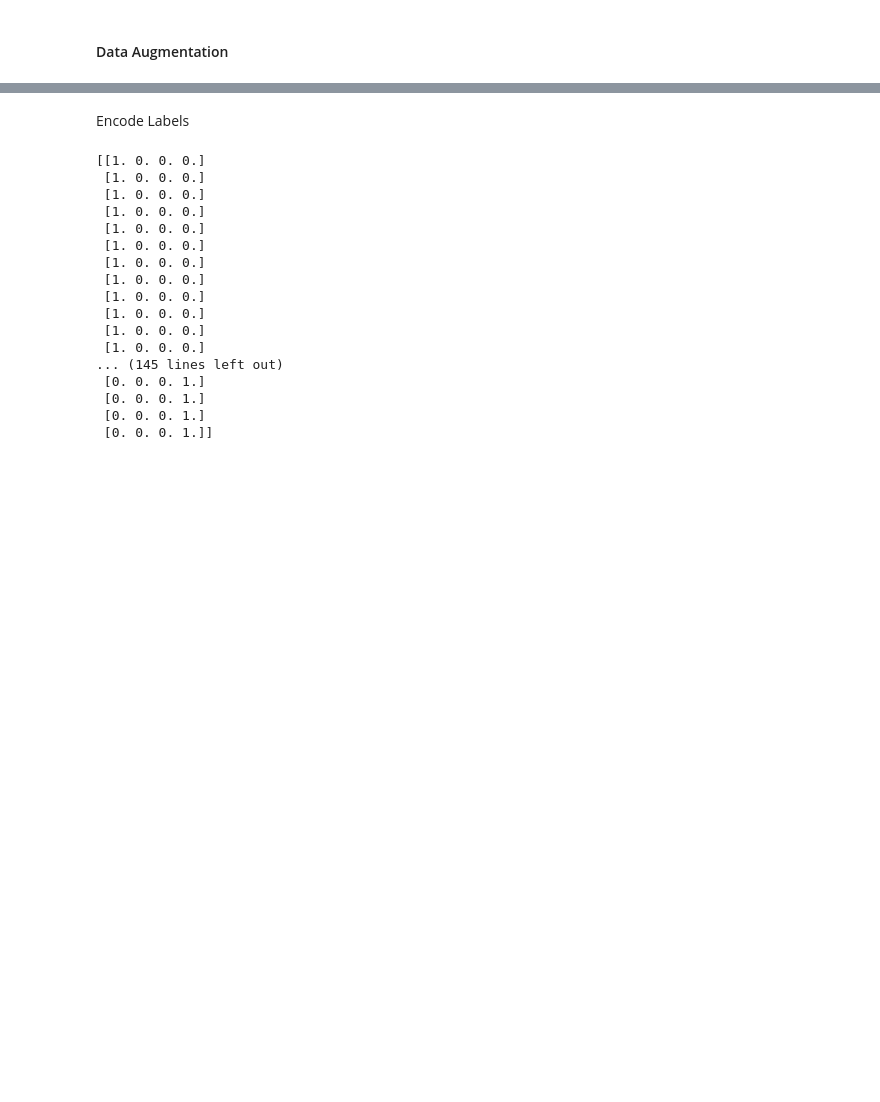
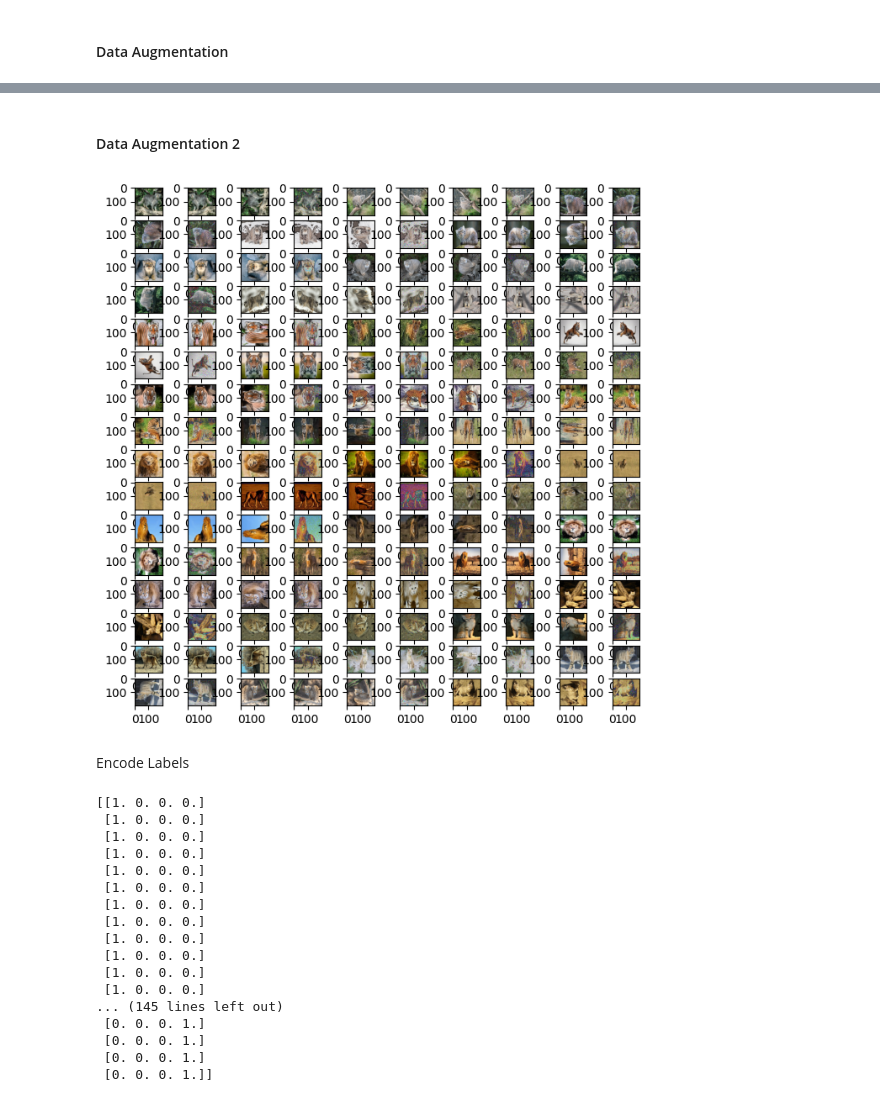
Before and after one commit to D0dizzle/Machine-and-Deep-Learning, a Jupyter notebook: Prüfung.ipynb, the cells around one changed output, grey strips where cells are left out. Saved outputs shown, nothing was run; the diff lists cells and outputs as text; code cells hidden in the pictures; blank space fills up the shorter version.

Commit message:
Data Augmentation 2

```diff
--- a/Prüfung.ipynb
+++ b/Prüfung.ipynb
@@ -107,3 +107,50 @@ print(aug_labels_h)
+# %% [markdown]
+#### Data Augmentation 2
+# %%
+def augment_images_v2(images, labels):
+    aug_images = []
+    aug_labels = []
+
+    def horizontal_flip(image):
+        return np.fliplr(image)
+
+    def rotate_90(image):
+        return np.rot90(image)
+
+    def add_gaussian_noise(image, mean=0, std=25):
+        noise = np.random.normal(mean, std, image.shape).astype(np.uint8)
+        noisy_image = image + noise
+        return np.clip(noisy_image, 0, 255)
+
+    for img_array, label in zip(images, labels):
+        aug_images.append(img_array)
+        aug_labels.append(label)
+
+        aug_images.append(horizontal_flip(img_array))
+        aug_labels.append(label)
+
+        aug_images.append(rotate_90(img_array))
+        aug_labels.append(label)
+
+        aug_images.append(add_gaussian_noise(img_array))
+        aug_labels.append(label)
+
+    return aug_images, aug_labels
+
+a_images_e_v2, a_labels_e_v2 = augment_images_v2(aimages_e, labels_e)
+aug_images_e_v2 = func.images_to_array(a_images_e_v2)
+aug_labels_e_v2 = np.array(a_labels_e_v2)
+
+total_images = aug_images_e_v2.shape[0]
+rows = int(np.ceil(total_images / columns))
+
+fig = plt.figure(figsize=(8, 8))
+for i in range(total_images):
+    fig.add_subplot(rows, columns, i+1)
+    plt.imshow(aug_images_e_v2[i, ...])
+plt.show()
+# %% [output]
+[figure, added]
 # %% [markdown]
 Encode Labels
 # %%
```
Also changed, not shown: parts of 2 cells of this notebook.
